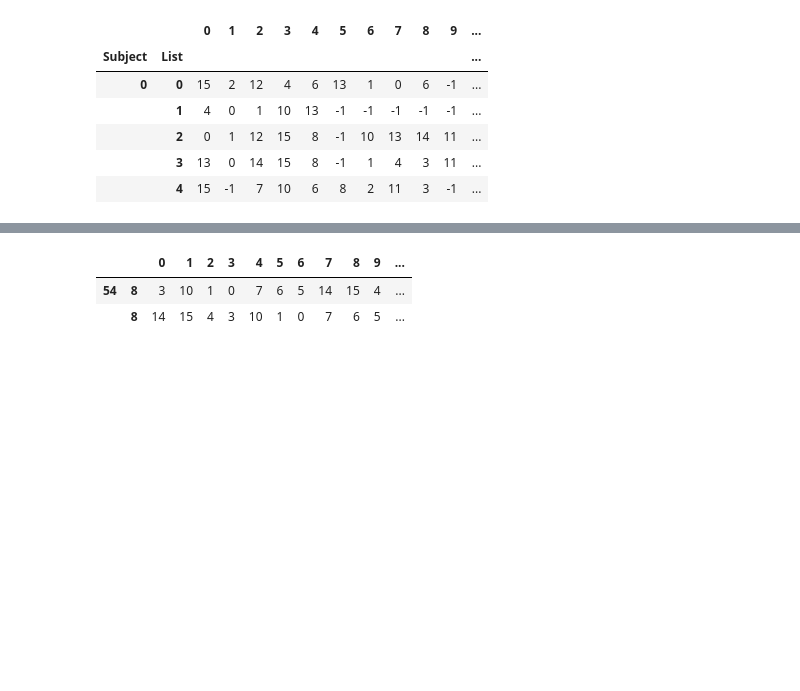
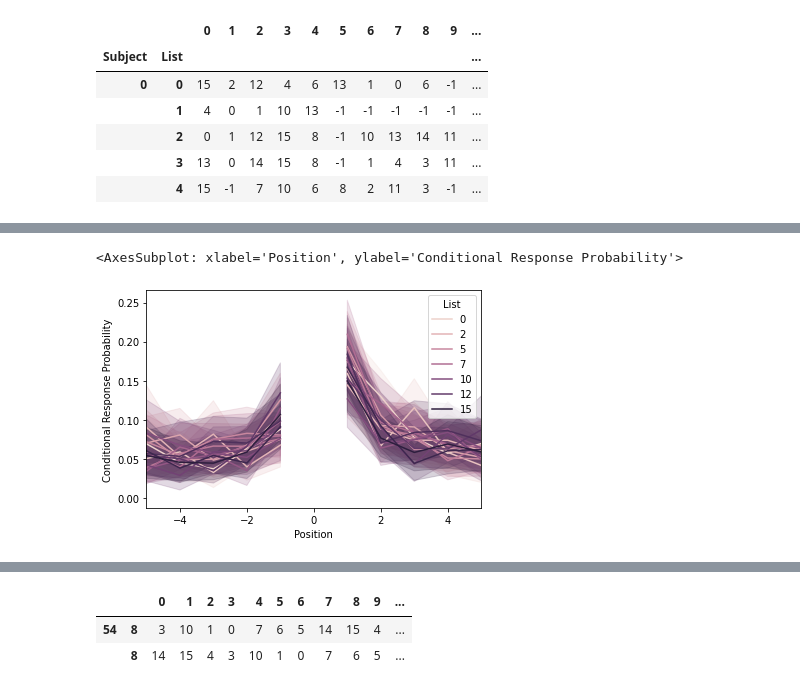
Before and after one commit to ContextLab/FRFR-analyses, a Jupyter notebook: code/create_figures.ipynb, the cells around one changed output, grey strips where cells are left out. Cells and saved outputs as stored; diff of their text form; code cells hidden in the pictures; blank space fills up the shorter version.

```diff
--- a/code/create_figures.ipynb
+++ b/code/create_figures.ipynb
@@ -138,0 +186,6 @@ def circshift(x):
+# %%
+def get_recalls(positions, presentations):
+    if type(positions) is pd.Series:
+        return pd.Series([np.nan if p == -1 else presentations[p] for p in positions], index=positions.index)
+    elif type(positions) is pd.DataFrame:
+        return pd.DataFrame([get_recalls(positions.iloc[i], presentations.iloc[i]) for i in range(positions.shape[0])], index=positions.index, columns=positions.columns)
@@ -138,0 +318,7 @@ def circshift(x):
+# %%
+pres = x2.pres
+rec = x2.rec
+positions = get_position(rec, pres)
+
+x2.rec = get_recalls(positions, circshift(pres))
+x3.rec = get_recalls(positions, circshift(pres))
@@ -138,0 +337,5 @@ def circshift(x):
+# %%
+t2.plot()
+# %% [output]
+<AxesSubplot: xlabel='Position', ylabel='Conditional Response Probability'>
+[figure, added]
```
Also changed, not shown: parts of 21 cells of this notebook.
